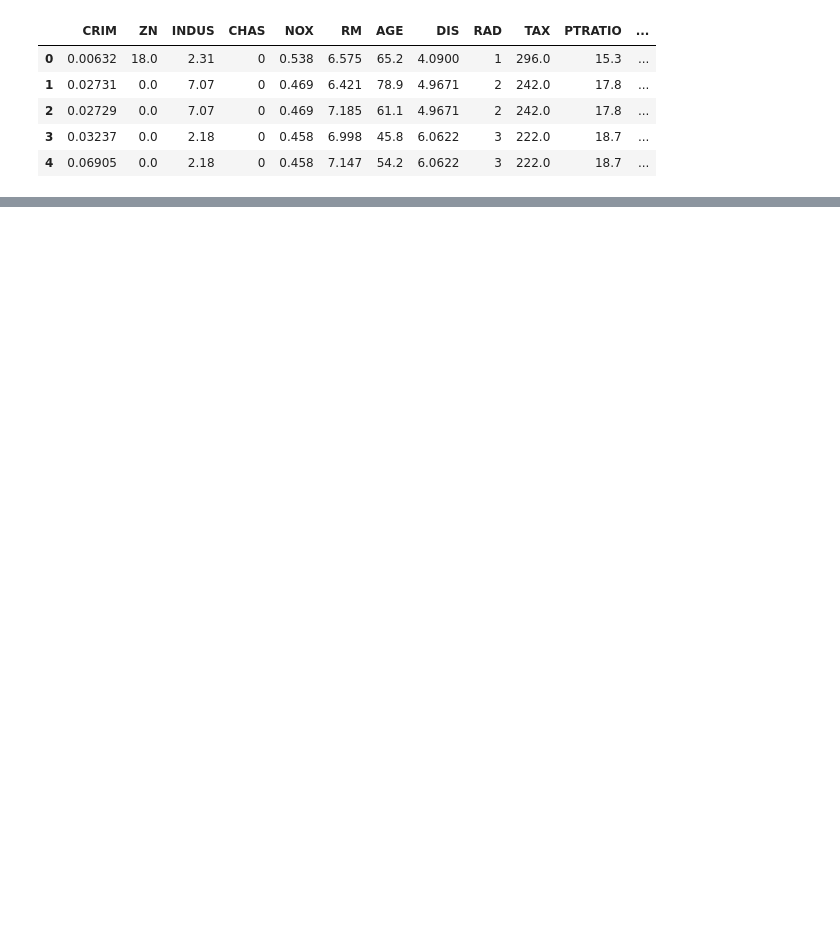
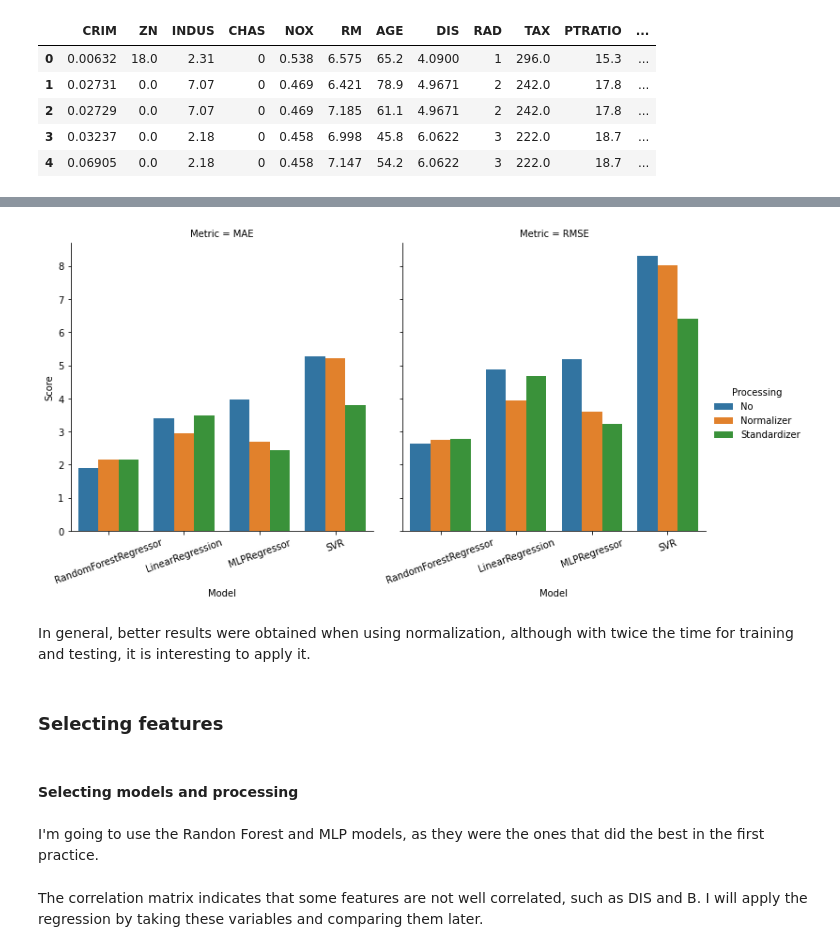
Before and after one commit to GeovaneBarros/Mentoria_Lead, a Jupyter notebook: exercicios5.ipynb, the cells around one changed output, grey strips where cells are left out. Saved outputs shown, nothing was run; the diff lists cells and outputs as text; code cells hidden in the pictures; blank space fills up the shorter version.

```diff
--- a/exercicios5.ipynb
+++ b/exercicios5.ipynb
@@ -123,0 +28,16 @@ The difference between unchanged, normalized, and standardized datasets is very
+# %%
+def rng():
+    return np.random.randint(100,500, 1)[0]
+# %%
+models = {
+    'RandomForestRegressor': RandomForestRegressor(),
+    'LinearRegression': LinearRegression(),
+    'MLPRegressor': MLPRegressor(max_iter=4000),
+    'SVR': SVR()
+}
+params = {
+    'LinearRegression': {},
+    'SVR': {'kernel': ['poly', 'rbf', 'sigmoid', ]},
+    'MLPRegressor': {'hidden_layer_sizes':[(rng(),rng()), (rng(),), (rng(),rng())]},
+    'RandomForestRegressor': {'n_estimators':[rng(),rng(),rng()]}
+}
@@ -123,0 +91,18 @@ The difference between unchanged, normalized, and standardized datasets is very
+# %%
+df_results = pd.DataFrame(training_with_grid(models, params, df, 'MEDV', None, None))
+df_normalized = pd.DataFrame(training_with_grid(models, params, df,'MEDV', True, None))
+df_standardizer = pd.DataFrame(training_with_grid(models, params, df,'MEDV', None, True))
+# %%
+dataframe = pd.concat([df_results, df_normalized, df_standardizer],ignore_index=True)
+# %%
+plot = sb.catplot(x='Model', y='Score',data=dataframe,col='Metric',hue='Processing', kind='bar')
+for ax in plot.axes.flat:
+    _ = ax.set_xticklabels(ax.get_xticklabels(), rotation=20)
+# %% [output]
+[figure, added]
+# %% [markdown]
+In general, better results were obtained when using normalization, although with twice the time for training and testing, it is interesting to apply it.
+# %% [markdown]
+### Selecting features
+# %% [markdown]
+#### Selecting models and processing
@@ -123,0 +114,2 @@ The difference between unchanged, normalized, and standardized datasets is very
+# %% [markdown]
+I'm going to use the Randon Forest and MLP models, as they were the ones that did the best in the first practice.
@@ -123,0 +131,2 @@ The difference between unchanged, normalized, and standardized datasets is very
+# %% [markdown]
+The correlation matrix indicates that some features are not well correlated, such as DIS and B. I will apply the regression by taking these variables and comparing them later.
```
Also changed, not shown: parts of 29 cells of this notebook, 8 other files.
